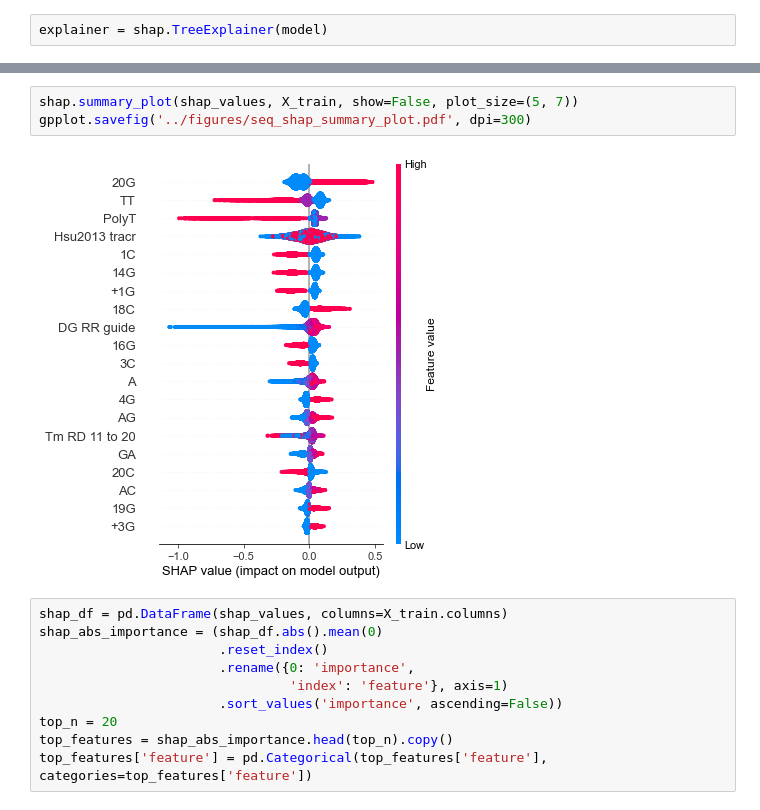
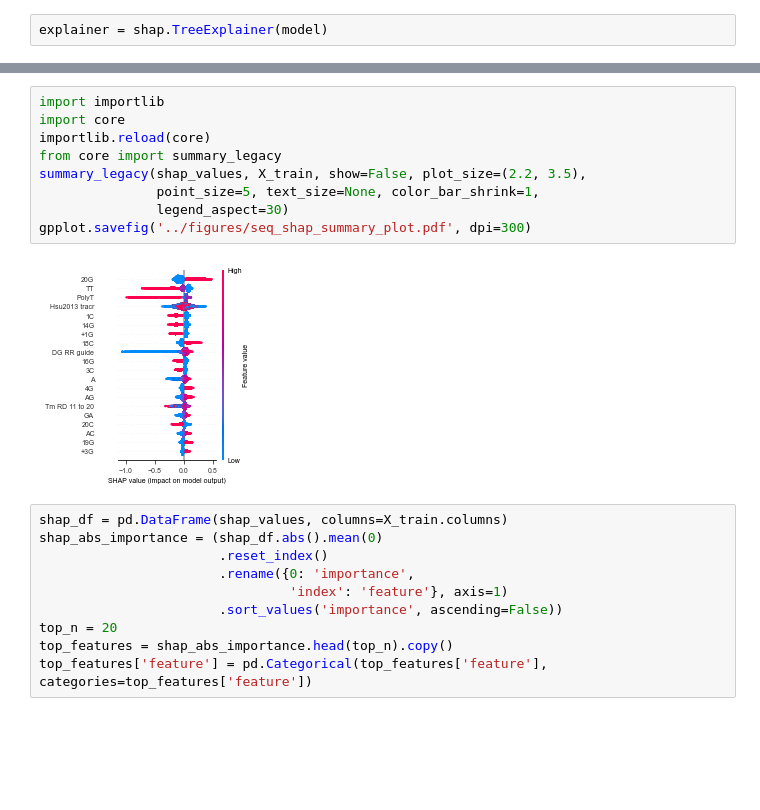
Before and after one commit to gpp-rnd/rs_dev, a Jupyter notebook: code/06_train_seq_model.ipynb, the cells around one changed output, grey strips where cells are left out. Saved outputs shown, nothing was run; the diff lists cells and outputs as text; blank space fills up the shorter version.

```diff
--- a/code/06_train_seq_model.ipynb
+++ b/code/06_train_seq_model.ipynb
@@ -186,8 +186,14 @@ Wall time: 17min 43s
 # %%
-shap.summary_plot(shap_values, X_train, show=False, plot_size=(5, 7))
+import importlib
+import core
+importlib.reload(core)
+from core import summary_legacy
+summary_legacy(shap_values, X_train, show=False, plot_size=(2.2, 3.5),
+               point_size=5, text_size=None, color_bar_shrink=1,
+               legend_aspect=30)
 gpplot.savefig('../figures/seq_shap_summary_plot.pdf', dpi=300)
 # %% [output]
-[figure, old version]
+[figure, new version]
 # %%
 shap_df = pd.DataFrame(shap_values, columns=X_train.columns)
 shap_abs_importance = (shap_df.abs().mean(0)
```
Also changed, not shown: parts of 11 cells of this notebook, 1 other file.
